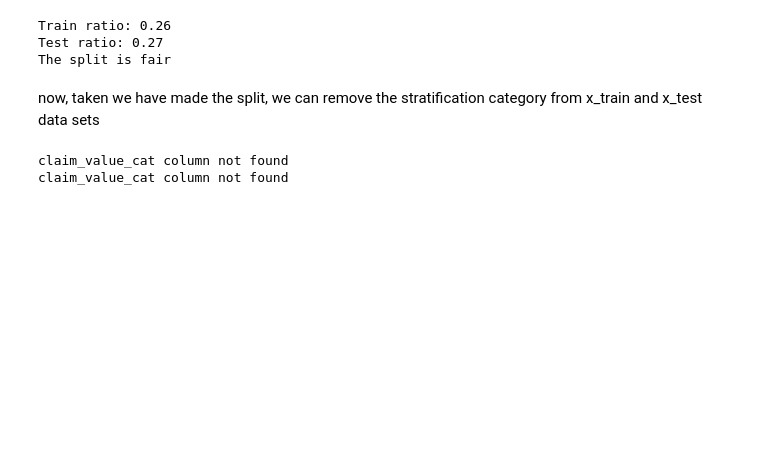
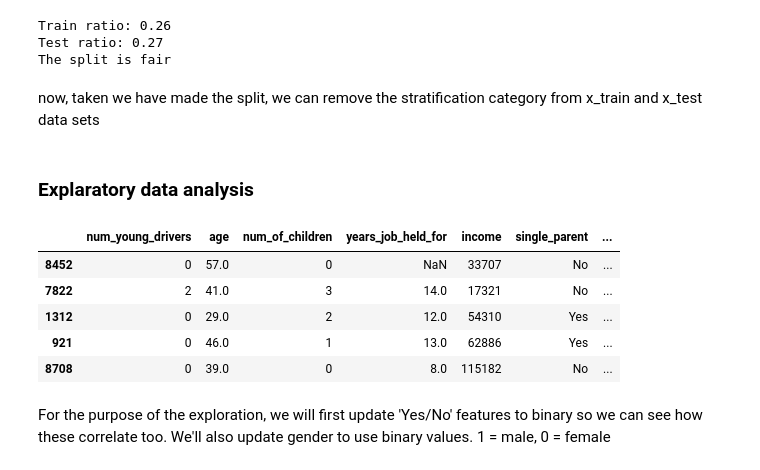
Before and after one commit to chapi1420/auto-insurance, a Jupyter notebook: modeling/main.ipynb, the cells around one changed output. Cells and saved outputs as stored; diff of their text form; code cells hidden in the pictures; blank space fills up the shorter version.

```diff
--- a/modeling/main.ipynb
+++ b/modeling/main.ipynb
@@ -239,13 +239,21 @@ The split is fair
 # %% [markdown]
 now, taken we have made the split, we can remove the stratification category from x_train and x_test data sets
 # %%
-for d_set in [x_train, x_test]:
-
+for d_set in (x_train, x_test):
     if 'claim_value_cat' in d_set.columns:
         d_set.drop(columns=['claim_value_cat'], inplace=True)
-        print('claim_value_cat column has been removed')
-    else:
-        print('claim_value_cat column not found')
-# %% [output]
-claim_value_cat column not found
-claim_value_cat column not found
+# %% [markdown]
+### Explaratory data analysis
+# %%
+e_data = x_train.copy()
+e_data['is_claim'] = y_train
+e_data.head()
+# %% [output]
+|  | num_young_drivers | age | num_of_children | years_job_held_for | income | single_parent | ... |
+| 8452 | 0 | 57.0 | 0 | NaN | 33707 | No | ... |
+| 7822 | 2 | 41.0 | 3 | 14.0 | 17321 | No | ... |
+| 1312 | 0 | 29.0 | 2 | 12.0 | 54310 | Yes | ... |
+| 921 | 0 | 46.0 | 1 | 13.0 | 62886 | Yes | ... |
+| 8708 | 0 | 39.0 | 0 | 8.0 | 115182 | No | ... |
+# %% [markdown]
+For the purpose of the exploration, we will first update 'Yes/No' features to binary so we can see how these correlate too. We'll also update gender to use binary values. 1 = male, 0 = female
```
Also changed, not shown: parts of 6 cells of this notebook.
